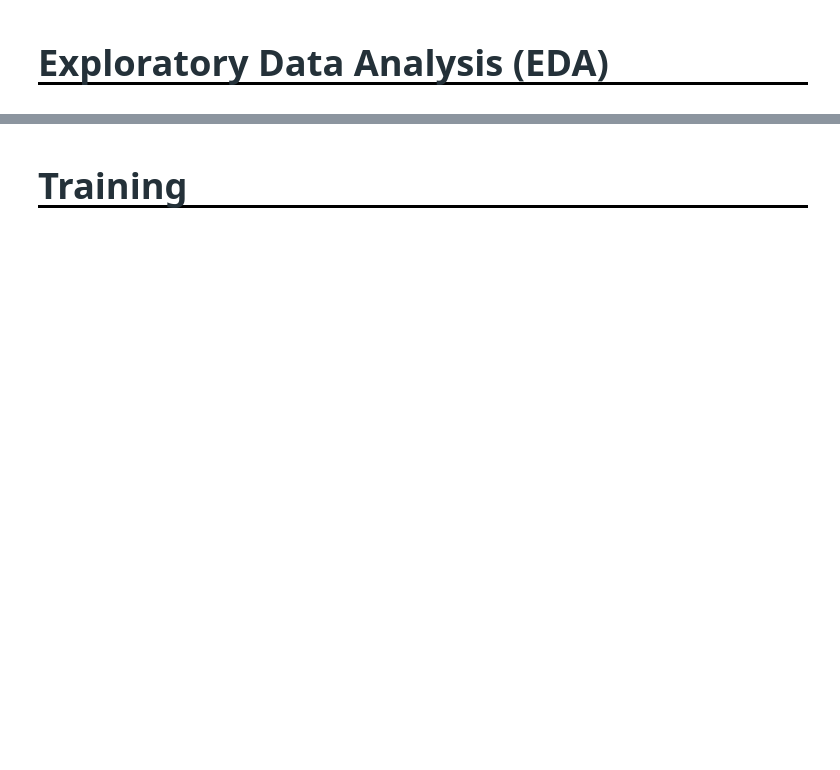
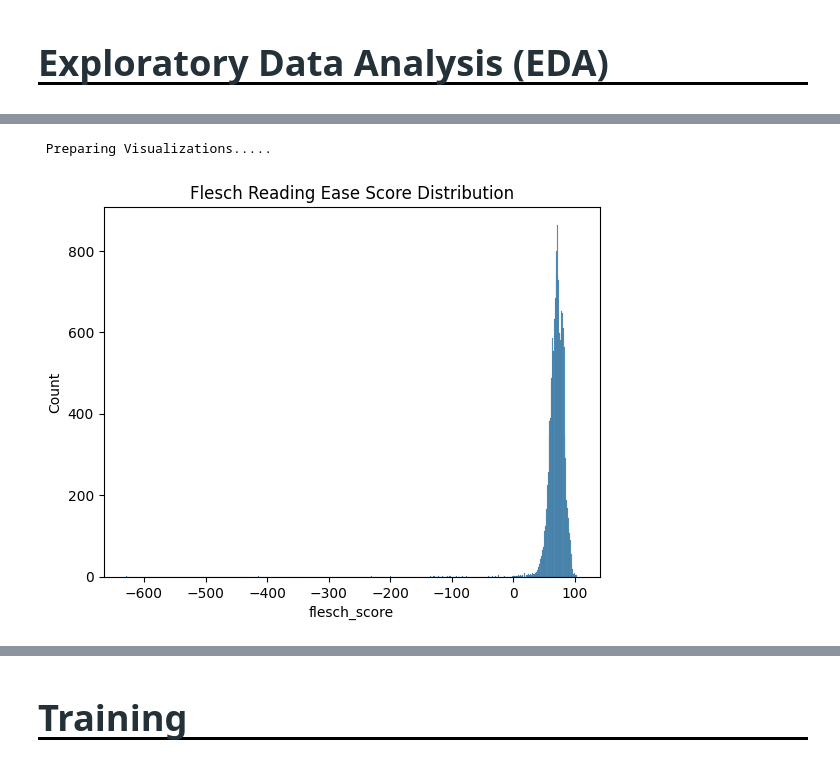
Before and after one commit to JD-DS/Learning-Agency-Lab---Automated-Essay-Scoring-2.0, a Jupyter notebook: scoring_Project_Report.ipynb, the cells around one changed output, grey strips where cells are left out. Cells and saved outputs as stored; diff of their text form; code cells hidden in the pictures; blank space fills up the shorter version.

```diff
--- a/scoring_Project_Report.ipynb
+++ b/scoring_Project_Report.ipynb
@@ -247,0 +268,8 @@ NameError: name 'corpora' is not defined
+# %%
+print('\n Preparing Visualizations.....')
+
+sns.histplot(train['flesch_score']).set_title('Flesch Reading Ease Score Distribution')
+plt.show()
+# %% [output]
+ Preparing Visualizations.....
+[figure, added]
```
Also changed, not shown: parts of 26 cells of this notebook, 1 other file.
